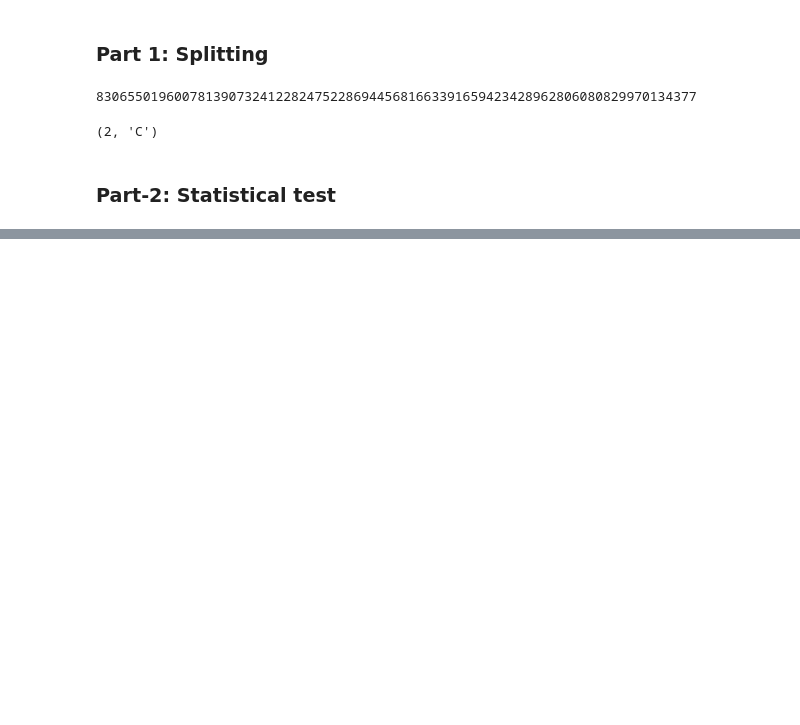
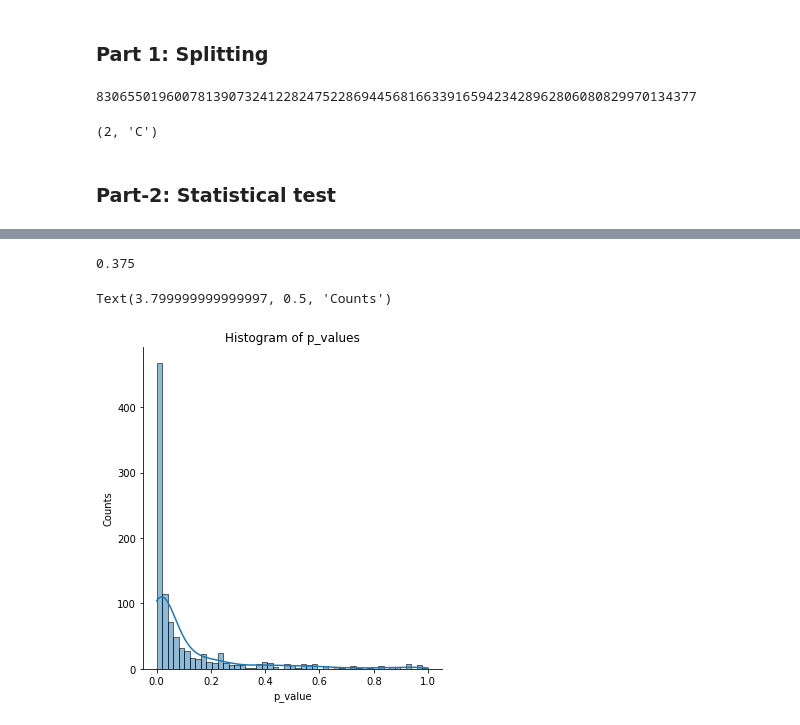
Before and after one commit to INESSAZ7/ML_Simulator, a Jupyter notebook: JUNIOR/A:B-design/Smart_link_2.ipynb, the cells around one changed output, grey strips where cells are left out. Drawn from its saved outputs; the diff is of its cells as text; code cells hidden in the pictures; blank space fills up the shorter version.

```diff
--- a/JUNIOR/A:B-design/Smart_link_2.ipynb
+++ b/JUNIOR/A:B-design/Smart_link_2.ipynb
@@ -121,0 +180,42 @@ def t_test(cpc_a: np.ndarray, cpc_b: np.ndarray, alpha=0.05
+# %%
+def ab_test(
+    n_simulations: int,
+    n_samples: int,
+    conversion_rate: float,
+    mde: float,
+    reward_avg: float,
+    reward_std: float,
+    alpha: float = 0.05,
+) -> float:
+    """Do the A/B test (simulation)."""
+    p_values = np.zeros(n_simulations)
+    type_2_errors = np.zeros(n_simulations)
+    for i in tqdm(range(n_simulations)):
+        # Generate one cpc sample with the given conversion_rate, reward_avg, and reward_std
+        # Generate another cpc sample with the given conversion_rate * (1 + mde), reward_avg, and reward_std
+        # Check t-test and save type 2 error
+        cpc_a = cpc_sample(n_samples, conversion_rate, reward_avg, reward_std)
+        cpc_b = cpc_sample(n_samples, conversion_rate*(1+mde), reward_avg, reward_std)
+        type_2_errors[i] = t_test(cpc_a, cpc_b, alpha)[0]
+        p_values[i] = t_test(cpc_a, cpc_b, alpha)[1]
+
+
+    # Calculate the type 2 errors rate
+    type_2_errors_rate = 1 - sum(type_2_errors)/n_simulations
+
+    return type_2_errors_rate, p_values
+    #return type_2_errors_rate
+# %%
+type_2_errors_rate, p_values_ab = ab_test(n_simulations=1000, n_samples=1000, conversion_rate=0.5, mde=0.1, reward_avg= 1, reward_std=0)
+# %%
+type_2_errors_rate
+# %% [output]
+0.375
+# %%
+sns.displot(x=p_values_ab, kde=True)
+plt.title('Histogram of p_values')
+plt.xlabel('p_value')
+plt.ylabel('Counts')
+# %% [output]
+Text(3.799999999999997, 0.5, 'Counts')
+[figure, added]
```
Also changed, not shown: parts of 21 cells of this notebook, 2 other files.
